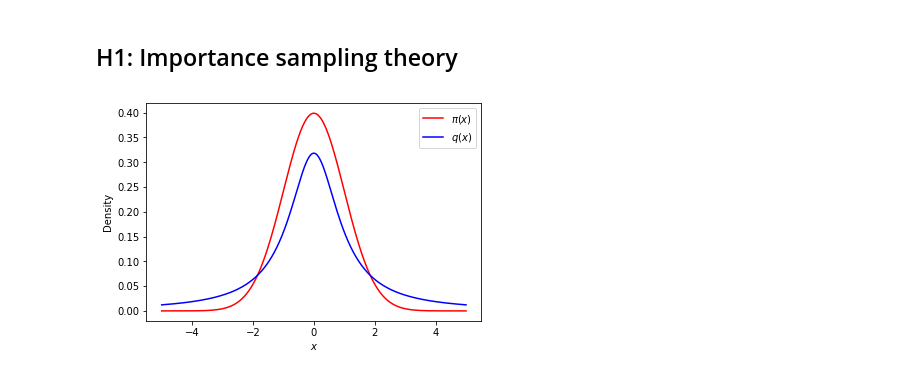
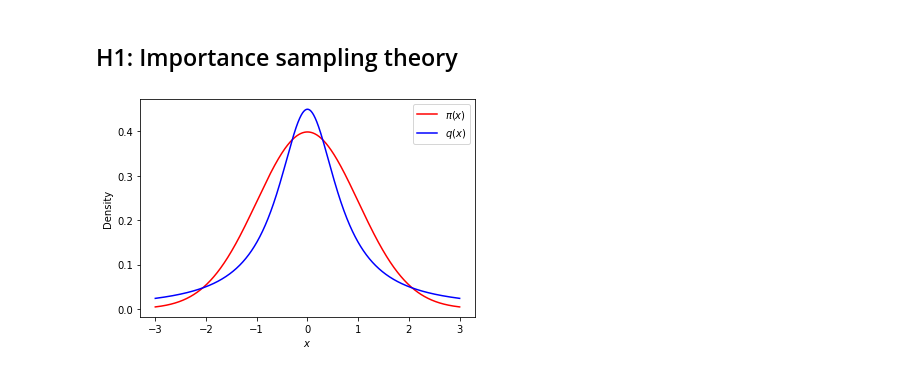
Before and after one commit to marcusklasson/smc_methods, a Jupyter notebook: homework/h1.ipynb, the cells around one changed output. Cells and saved outputs as stored; diff of their text form; code cells hidden in the pictures.

```diff
--- a/homework/h1.ipynb
+++ b/homework/h1.ipynb
@@ -3,26 +3,19 @@
 # %%
 import numpy as np
 from scipy.stats import norm
 import matplotlib.pyplot as plt
 
 def sample_scaled_cauchy(n, gamma=1.0):
     u = np.random.uniform(low=0.0, high=1.0, size=n)
     return gamma * np.tan(np.pi * (u - 0.5))
 
 def pdf_scaled_cauchy(x, gamma=1.0):
     return gamma / (np.pi * (gamma**2 + x**2))
 
-def importance_sampling(n, gamma=1.0):
-    # Draw samples from scaled Cauchy distribution
-    xs = sample_scaled_cauchy(n, gamma)
-    # Compute density functions of unnormalized target and proposal
-    w = np.exp(-0.5 * xs**2) / pdf_scaled_cauchy(xs, gamma)
-    return w
-
-array = np.linspace(-5., 5., 1000)
+array = np.linspace(-3., 3., 1000)
 plt.plot(array, norm.pdf(array), 'r-', label='$\pi(x)$')
-plt.plot(array, pdf_scaled_cauchy(array, gamma=1.0), 'b-', label='$q(x)$')
+plt.plot(array, pdf_scaled_cauchy(array, gamma=np.sqrt(0.5)), 'b-', label='$q(x)$')
 plt.xlabel('$x$'); plt.ylabel('Density'); plt.legend()
 plt.show()
 # %% [output]
-[figure, old version]
+[figure, new version]
```
Also changed, not shown: parts of 6 cells of this notebook, 2 other files.
